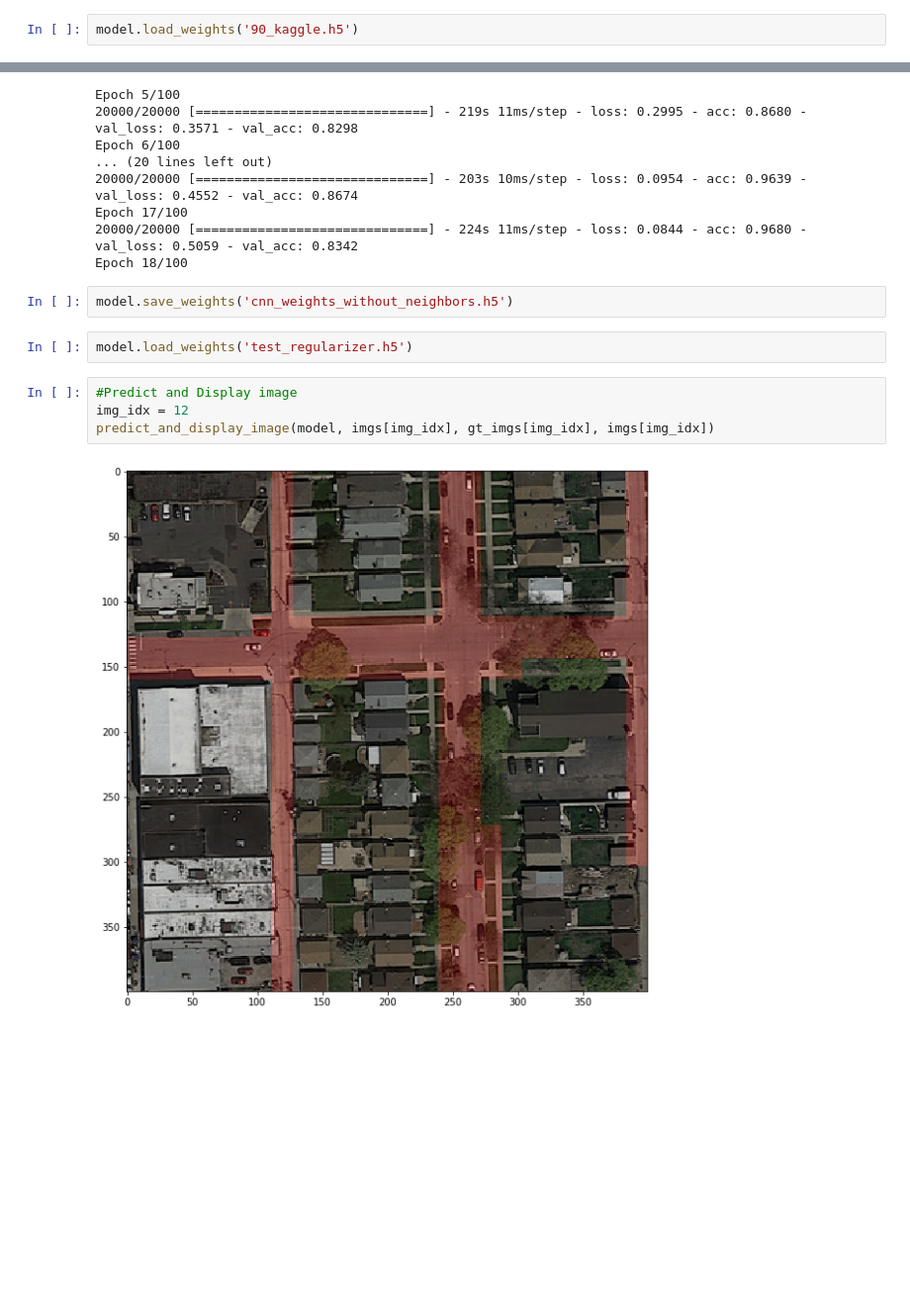
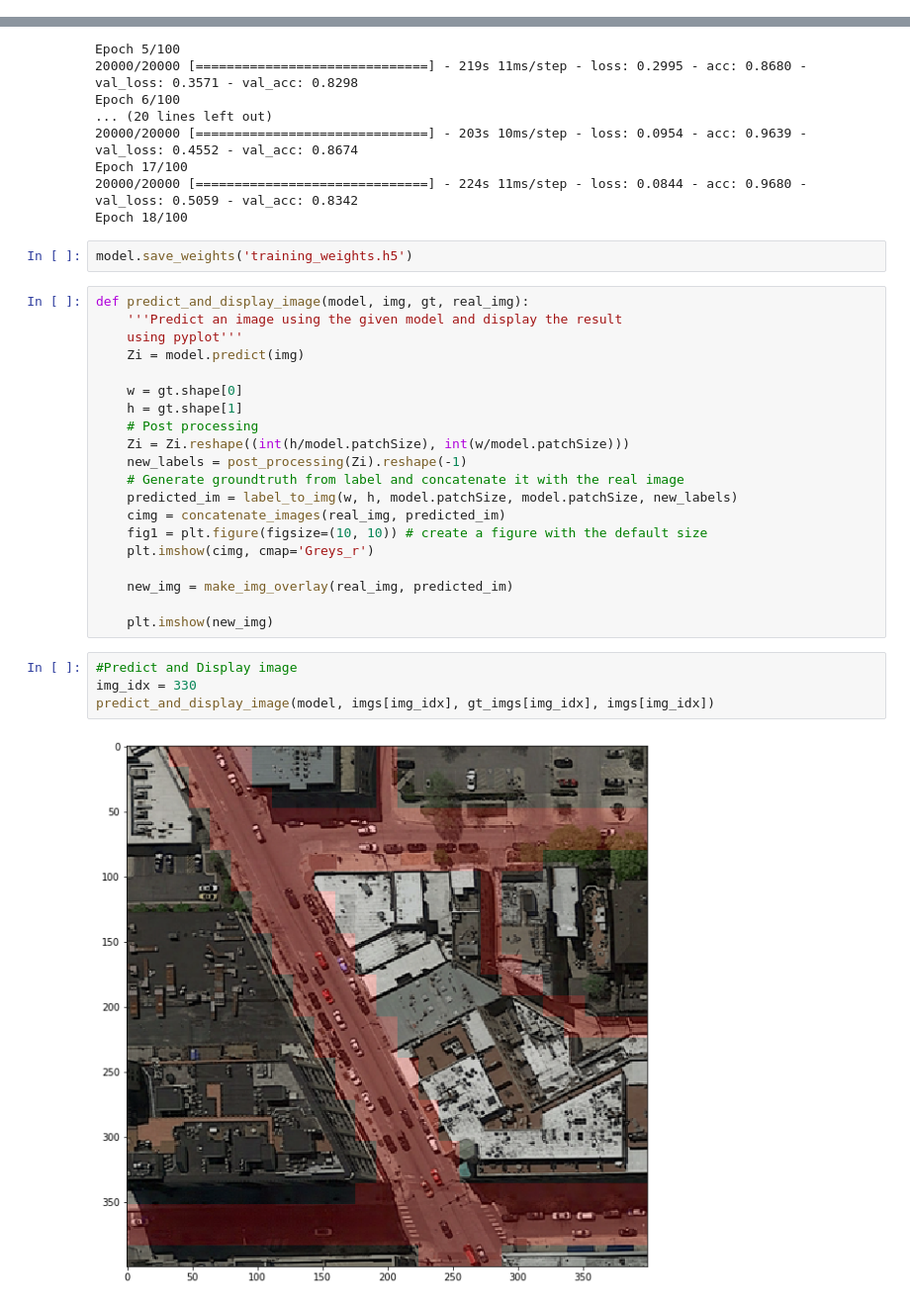
Before and after one commit to MikaelMorales/ML_Project, a Jupyter notebook: project_road_segmentation/implementation/CNN.ipynb, the cells around one changed output, grey strips where cells are left out. Shown: that part at 99% size. Saved outputs shown, nothing was run; the diff lists cells and outputs as text; blank space fills up the shorter version.

```diff
--- a/project_road_segmentation/implementation/CNN.ipynb
+++ b/project_road_segmentation/implementation/CNN.ipynb
@@ -24,8 +23,6 @@ foregroud_threshold = 0.25
 imgs, gt_imgs = load_n_images_groundtruth(image_dir, gt_dir, 100, rotate=True)
 # %%
 model = CNN(patch_size, foregroud_threshold)
-# %%
-model.load_weights('90_kaggle.h5')
 # %%
 model.train(imgs, gt_imgs)
 # %% [output]
@@ -47,14 +44,32 @@ Epoch 17/100
 20000/20000 [==============================] - 224s 11ms/step - loss: 0.0844 - acc: 0.9680 - val_loss: 0.5059 - val_acc: 0.8342
 Epoch 18/100
 # %%
-model.save_weights('cnn_weights_without_neighbors.h5')
+model.save_weights('training_weights.h5')
-# %%
-model.load_weights('test_regularizer.h5')
+# %%
+def predict_and_display_image(model, img, gt, real_img):
+    '''Predict an image using the given model and display the result
+    using pyplot'''
+    Zi = model.predict(img)
+
+    w = gt.shape[0]
+    h = gt.shape[1]
+    # Post processing
+    Zi = Zi.reshape((int(h/model.patchSize), int(w/model.patchSize)))
+    new_labels = post_processing(Zi).reshape(-1)
+    # Generate groundtruth from label and concatenate it with the real image
+    predicted_im = label_to_img(w, h, model.patchSize, model.patchSize, new_labels)
+    cimg = concatenate_images(real_img, predicted_im)
+    fig1 = plt.figure(figsize=(10, 10)) # create a figure with the default size
+    plt.imshow(cimg, cmap='Greys_r')
+
+    new_img = make_img_overlay(real_img, predicted_im)
+
+    plt.imshow(new_img)
 # %%
 #Predict and Display image
-img_idx = 12
+img_idx = 330
 predict_and_display_image(model, imgs[img_idx], gt_imgs[img_idx], imgs[img_idx])
 # %% [output]
-[figure, old version]
+[figure, new version]
 # %%
 from classification import predict_test_set_images
```
Also changed, not shown: parts of 2 cells of this notebook, 12 other files.
